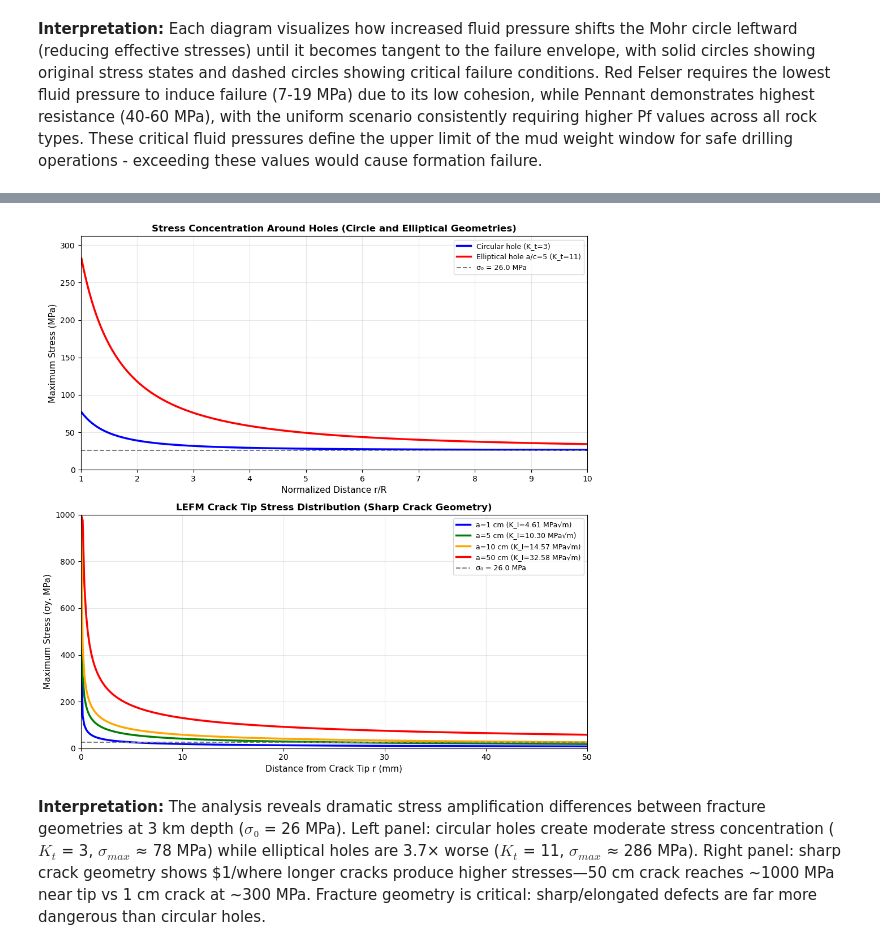
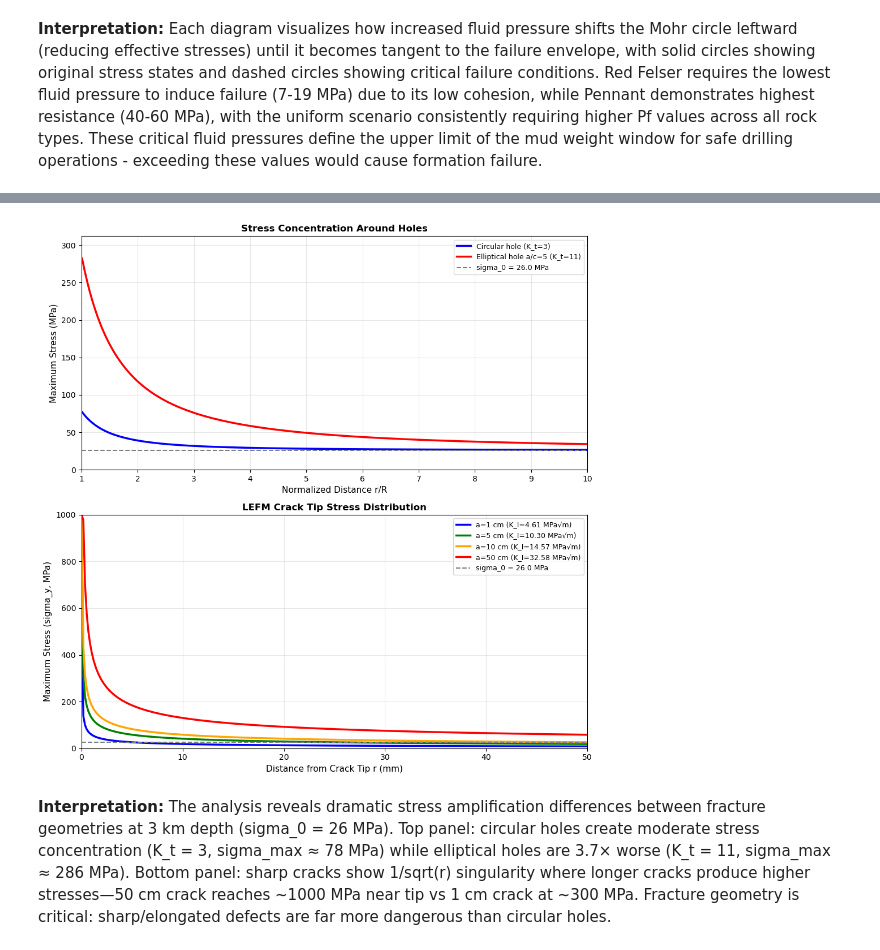
Before and after one commit to nandanajihha/Geomechanics-Q3, a Jupyter notebook: Exercise Geomechanics and Structural Geology (Feb 2026).ipynb, the cells around one changed output, grey strips where cells are left out. Drawn from its saved outputs; the diff is of its cells as text; code cells hidden in the pictures.

```diff
--- a/Exercise Geomechanics and Structural Geology (Feb 2026).ipynb
+++ b/Exercise Geomechanics and Structural Geology (Feb 2026).ipynb
@@ -1565,7 +1465,7 @@ At 3 km: σ_v = 77.99 MPa, σ_h = 26.00 MPa | Sandstone: E = 20 GPa, K_Ic = 1.0
 # %%
-# Execute: Stress Distribution Analysis
-plot_stress_distribution(sigma_h, hole_radius=0.1)
+# Plot: Stress Distribution Analysis
+plot_stress_distribution(sigma_h)
 # %% [output]
-[figure, old version]
+[figure, new version]
 # %% [markdown]
-**Interpretation:** The analysis reveals dramatic stress amplification differences between fracture geometries at 3 km depth ($σ₀$ = 26 MPa). Left panel: circular holes create moderate stress concentration ($K_t$ = 3, $σ_{max}$ ≈ 78 MPa) while elliptical holes are 3.7× worse ($K_t$ = 11, $σ_{max}$ ≈ 286 MPa). Right panel: sharp crack geometry shows $1/where longer cracks produce higher stresses—50 cm crack reaches ~1000 MPa near tip vs 1 cm crack at ~300 MPa. Fracture geometry is critical: sharp/elongated defects are far more dangerous than circular holes.
+**Interpretation:** The analysis reveals dramatic stress amplification differences between fracture geometries at 3 km depth (sigma_0 = 26 MPa). Top panel: circular holes create moderate stress concentration (K_t = 3, sigma_max ≈ 78 MPa) while elliptical holes are 3.7× worse (K_t = 11, sigma_max ≈ 286 MPa). Bottom panel: sharp cracks show 1/sqrt(r) singularity where longer cracks produce higher stresses—50 cm crack reaches ~1000 MPa near tip vs 1 cm crack at ~300 MPa. Fracture geometry is critical: sharp/elongated defects are far more dangerous than circular holes.
```
Also changed, not shown: parts of 7 cells of this notebook.
